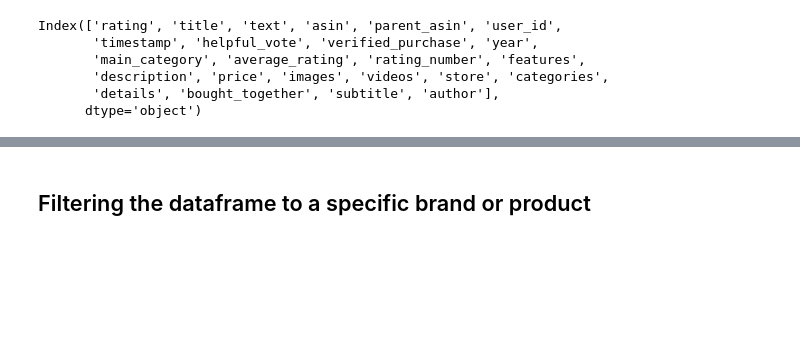
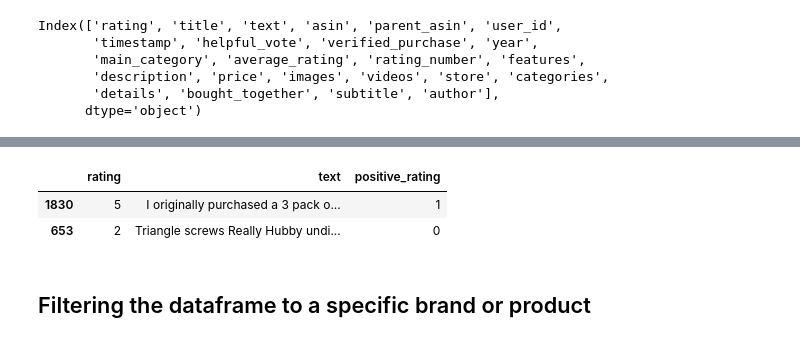
Before and after one commit to marieljum/NLP_Amazon_Reviews_Sentiment, a Jupyter notebook: notebooks/Text_Summarization.ipynb, the cells around one changed output, grey strips where cells are left out. Drawn from its saved outputs; the diff is of its cells as text; code cells hidden in the pictures; blank space fills up the shorter version.

```diff
--- a/notebooks/Text_Summarization.ipynb
+++ b/notebooks/Text_Summarization.ipynb
@@ -96,0 +77,3 @@ Name: count, dtype: int64
+# %%
+text = "I love my Autoseal Bottles. I do agree that they are &#34;sippy cups for grown ups&#34; but it prevents many MANY liquid spills. I drink a lot of water every day and this will keep my water cold for 8 hours easily - that includes putting ice cubes in the bottle at the start of the day - has even kept my cold water with ice cubes cold inside a car on an 80 degree Farenheit Los Angeles day."
+print(text)
@@ -96,0 +107,4 @@ Name: count, dtype: int64
+# %%
+# Clean the text
+merge_df['text'] = merge_df['text'].apply(regex_clean)
+merge_df[['rating', 'text']].sample(2)
@@ -97,2 +149,16 @@ Name: count, dtype: int64
+# %%
+merge_df['positive_rating'] = 0
+
+# Classify records with rating higher than or equal to 4, positive (1)
+merge_df.loc[merge_df['rating'] >= 4, 'positive_rating'] = 1
+
+# Classify records with rating less than and equal to 3, negative (0)
+merge_df.loc[merge_df['rating'] < 4 , 'positive_rating'] = 0
+# %%
+merge_df[['rating', 'text', 'positive_rating']].sample(2)
+# %% [output]
+|  | rating | text | positive_rating |
+| 1830 | 5 | I originally purchased a 3 pack o... | 1 |
+| 653 | 2 | Triangle screws Really Hubby undi... | 0 |
 # %% [markdown]
 ## Filtering the dataframe to a specific brand or product
```
Also changed, not shown: parts of 48 cells of this notebook.
